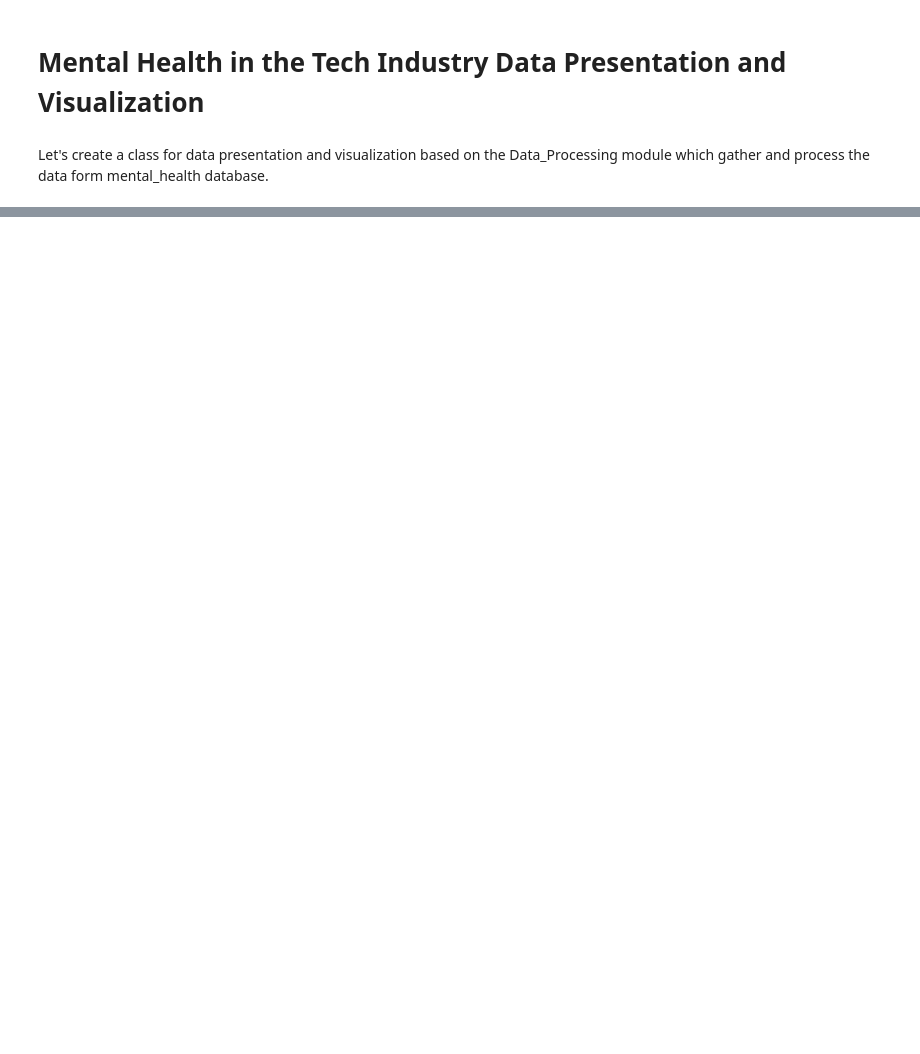
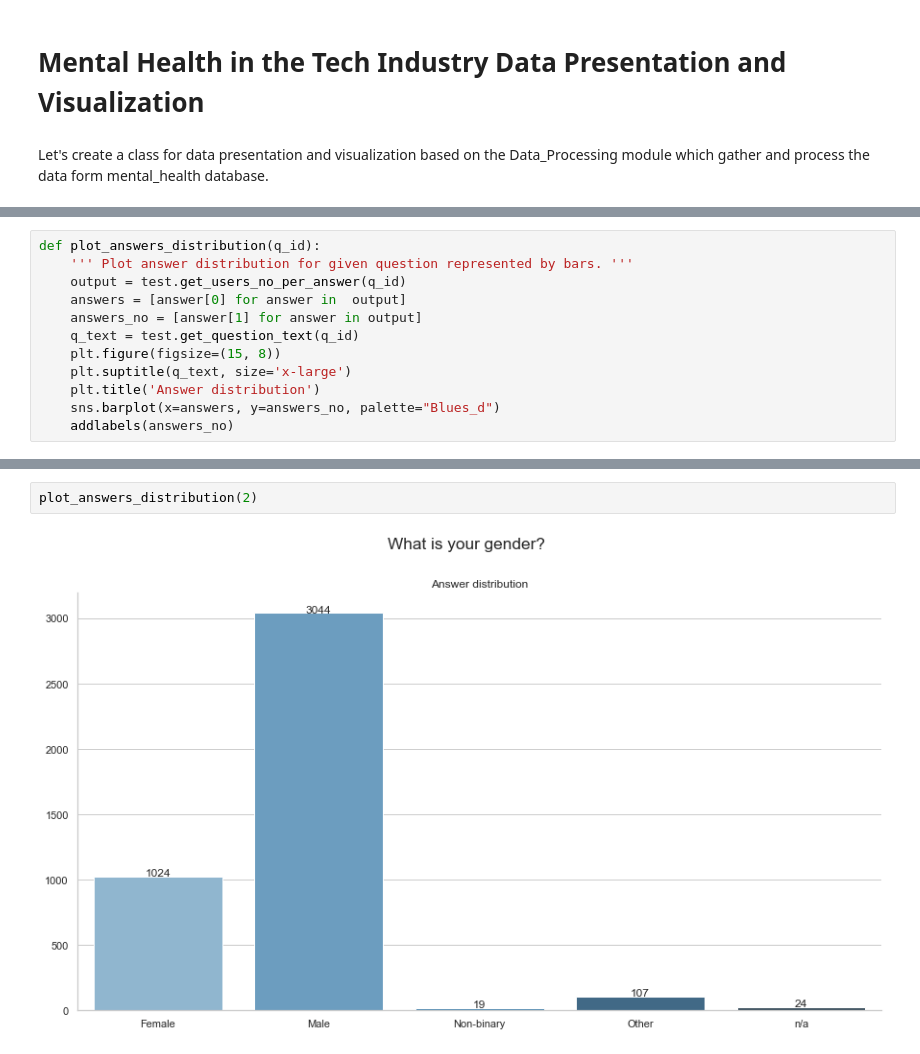
Before and after one commit to TBSDA/SQL, a Jupyter notebook: Tech Mental Health/Untitled.ipynb, the cells around one changed output, grey strips where cells are left out. Cells and saved outputs as stored; diff of their text form; blank space fills up the shorter version.

```diff
--- a/Tech Mental Health/Untitled.ipynb
+++ b/Tech Mental Health/Untitled.ipynb
@@ -154,0 +186,12 @@ n/a                  504.0
+# %%
+def plot_answers_distribution(q_id):
+    ''' Plot answer distribution for given question represented by bars. '''
+    output = test.get_users_no_per_answer(q_id)
+    answers = [answer[0] for answer in  output]
+    answers_no = [answer[1] for answer in output]
+    q_text = test.get_question_text(q_id)
+    plt.figure(figsize=(15, 8))
+    plt.suptitle(q_text, size='x-large')
+    plt.title('Answer distribution')
+    sns.barplot(x=answers, y=answers_no, palette="Blues_d")
+    addlabels(answers_no)
@@ -154,0 +226,4 @@ n/a                  504.0
+# %%
+plot_answers_distribution(2)
+# %% [output]
+[figure, added]
```
Also changed, not shown: parts of 25 cells of this notebook.
